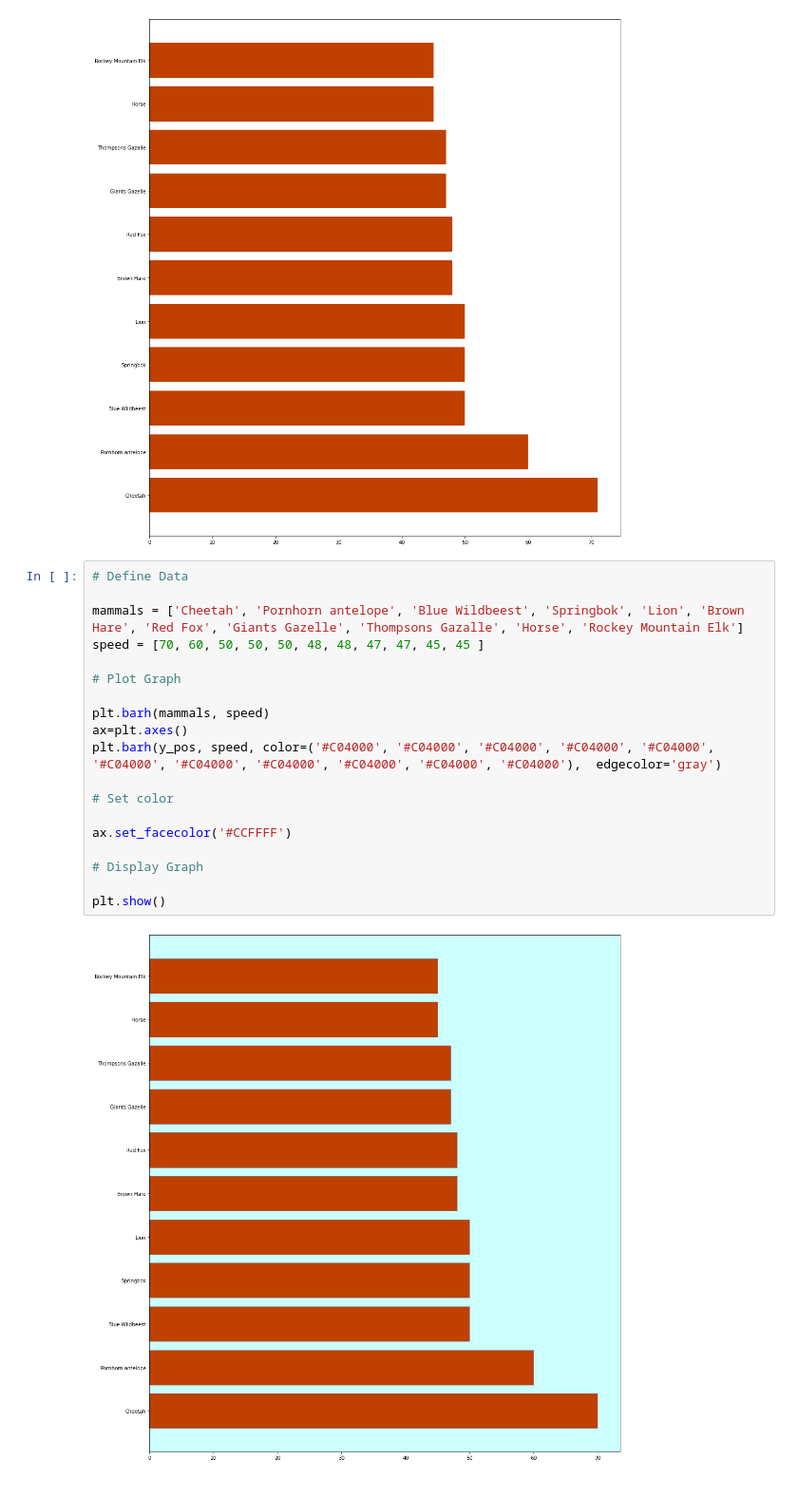
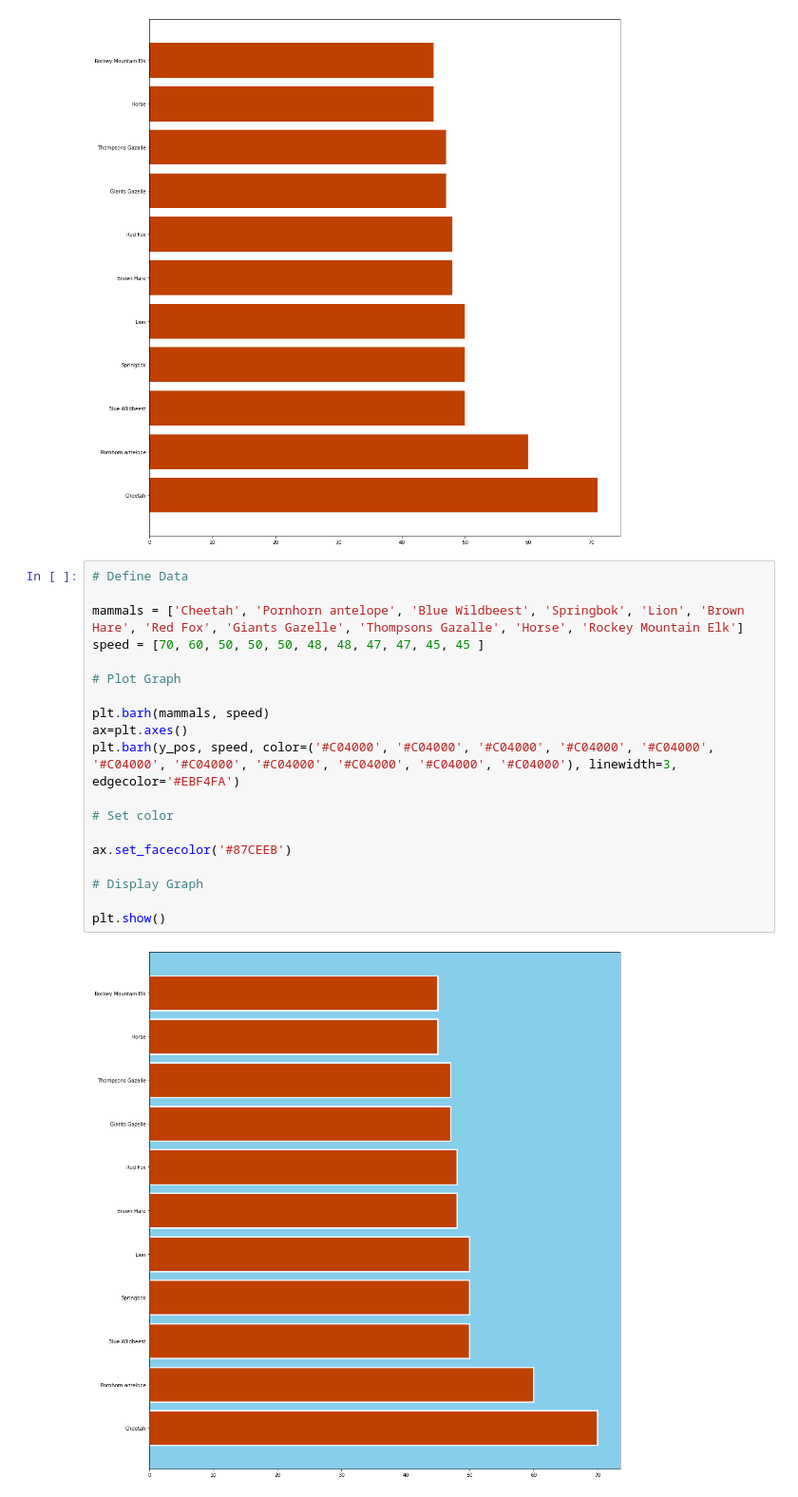
Before and after one commit to Nissun662/Data-Visual, a Jupyter notebook: Recreating_Initialization.ipynb, the cells around one changed output. Shown: that part at 95% size. Drawn from its saved outputs; the diff is of its cells as text.

```diff
--- a/Recreating_Initialization.ipynb
+++ b/Recreating_Initialization.ipynb
@@ -105,21 +105,21 @@ plt.show()
 # %%
 # Define Data
 
 mammals = ['Cheetah', 'Pornhorn antelope', 'Blue Wildbeest', 'Springbok', 'Lion', 'Brown Hare', 'Red Fox', 'Giants Gazelle', 'Thompsons Gazalle', 'Horse', 'Rockey Mountain Elk']
 speed = [70, 60, 50, 50, 50, 48, 48, 47, 47, 45, 45 ]
 
 # Plot Graph
 
 plt.barh(mammals, speed)
 ax=plt.axes()
-plt.barh(y_pos, speed, color=('#C04000', '#C04000', '#C04000', '#C04000', '#C04000', '#C04000', '#C04000', '#C04000', '#C04000', '#C04000', '#C04000'),  edgecolor='gray')
+plt.barh(y_pos, speed, color=('#C04000', '#C04000', '#C04000', '#C04000', '#C04000', '#C04000', '#C04000', '#C04000', '#C04000', '#C04000', '#C04000'), linewidth=3,   edgecolor='#EBF4FA')
 
 # Set color
 
-ax.set_facecolor('#CCFFFF')
+ax.set_facecolor('#87CEEB')
 
 # Display Graph
 
 plt.show()
 # %% [output]
-[figure, old version]
+[figure, new version]
```
